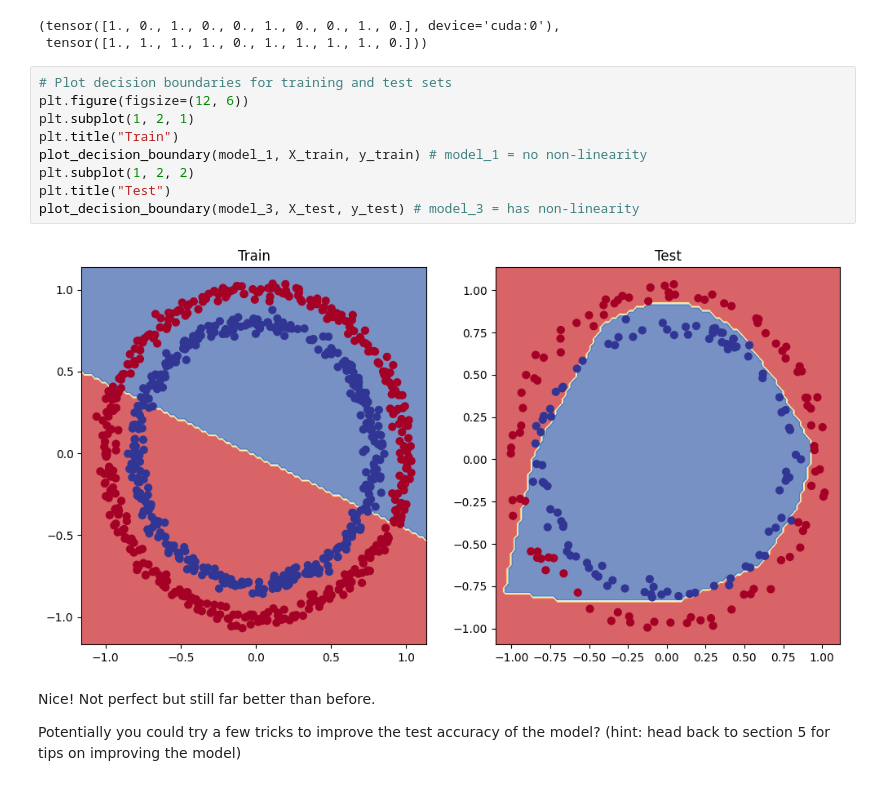
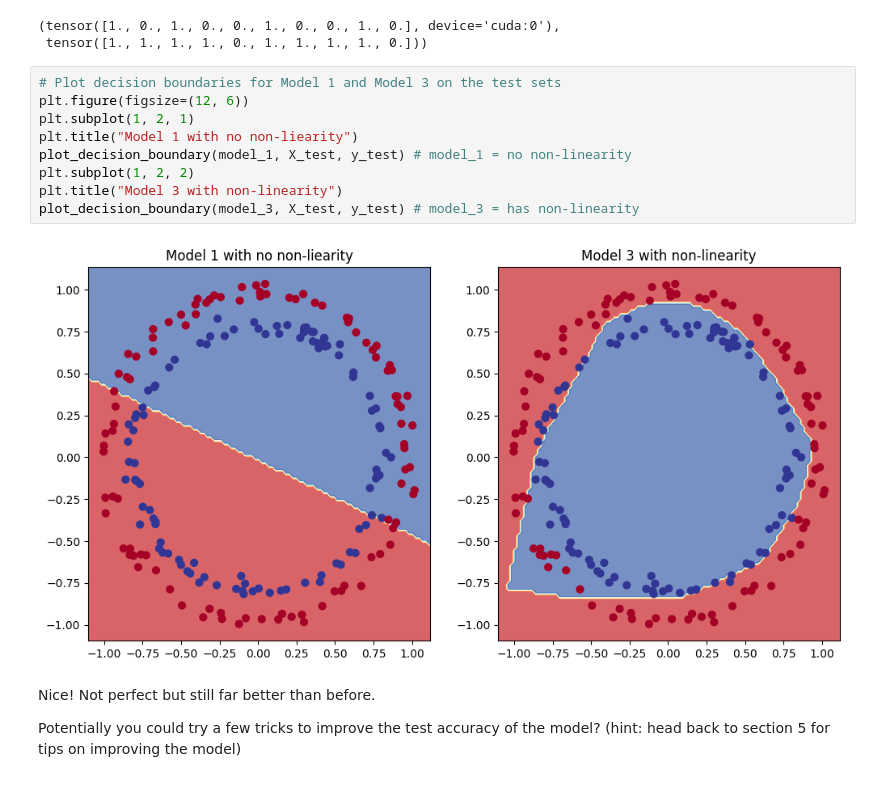
Before and after one commit to hazratali/deep-learning-course, a Jupyter notebook: Practicals/02_pytorch_classification.ipynb, the cells around one changed output. Cells and saved outputs as stored; diff of their text form.

```diff
--- a/Practicals/02_pytorch_classification.ipynb
+++ b/Practicals/02_pytorch_classification.ipynb
@@ -1254,16 +1261,16 @@ y_preds[:10], y[:10] # want preds in same format as truth labels
 (tensor([1., 0., 1., 0., 0., 1., 0., 0., 1., 0.], device='cuda:0'),
  tensor([1., 1., 1., 1., 0., 1., 1., 1., 1., 0.]))
 # %%
-# Plot decision boundaries for training and test sets
+# Plot decision boundaries for Model 1 and Model 3 on the test sets
 plt.figure(figsize=(12, 6))
 plt.subplot(1, 2, 1)
-plt.title("Train")
-plot_decision_boundary(model_1, X_train, y_train) # model_1 = no non-linearity
+plt.title("Model 1 with no non-liearity")
+plot_decision_boundary(model_1, X_test, y_test) # model_1 = no non-linearity
 plt.subplot(1, 2, 2)
-plt.title("Test")
+plt.title("Model 3 with non-linearity")
 plot_decision_boundary(model_3, X_test, y_test) # model_3 = has non-linearity
 # %% [output]
-[figure, old version]
+[figure, new version]
 # %% [markdown]
 Nice! Not perfect but still far better than before.
 
```
Also changed, not shown: parts of 8 cells of this notebook.
